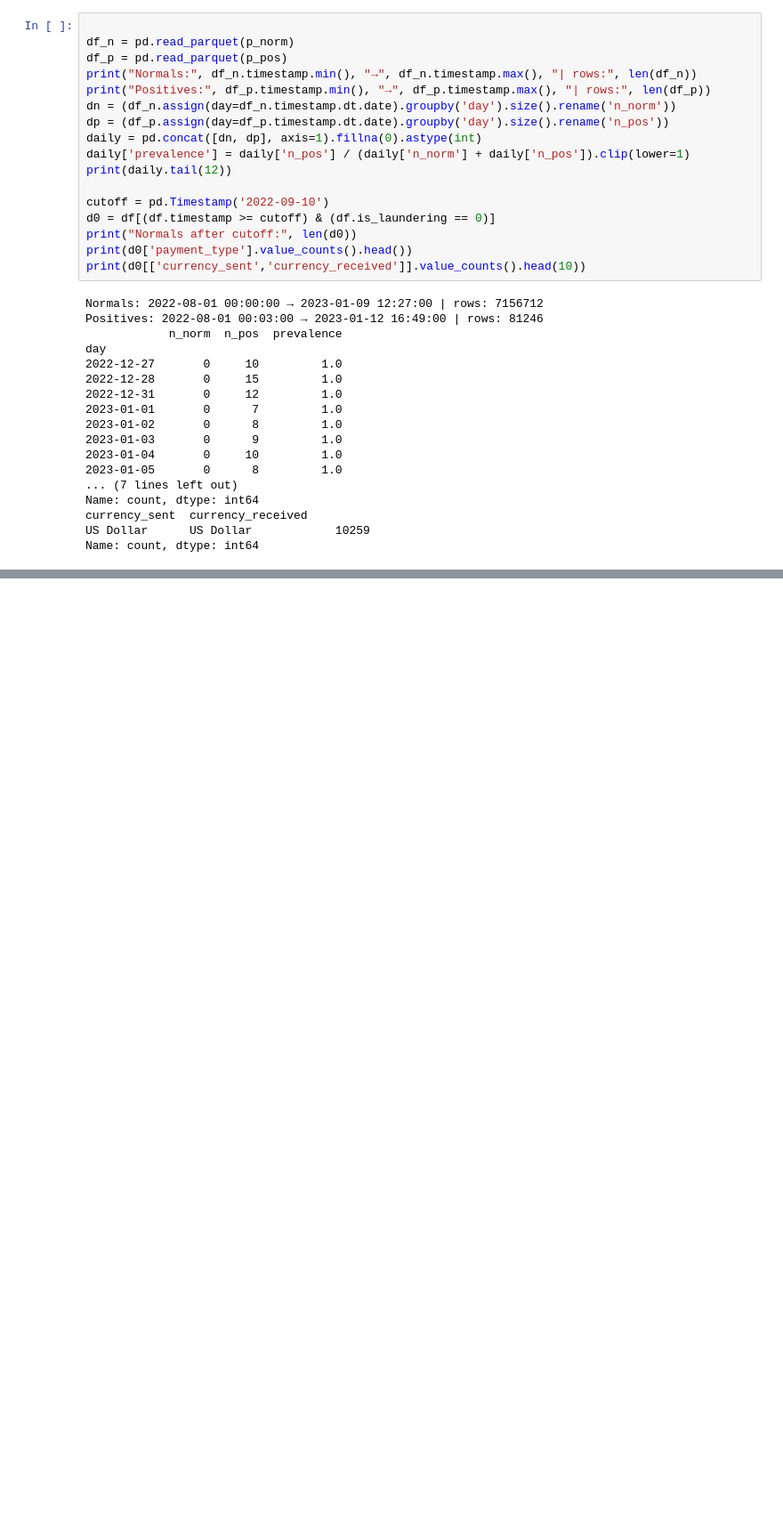
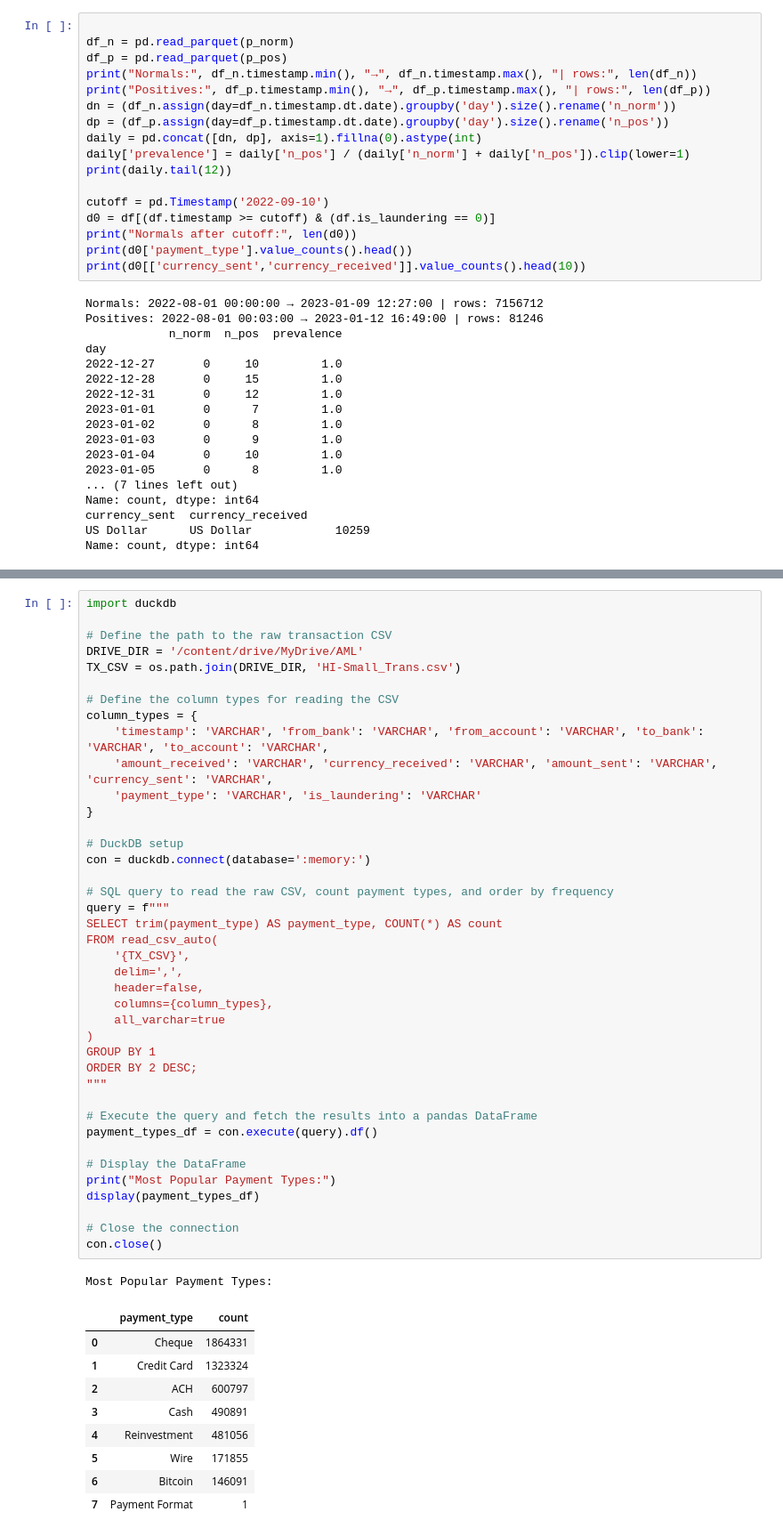
Before and after one commit to caetano-dev/PixFraudDetection, a Jupyter notebook: TCC.ipynb, the cells around one changed output, grey strips where cells are left out. Shown at 89% size. Saved outputs shown, nothing was run; the diff lists cells and outputs as text; blank space fills up the shorter version.

```diff
--- a/TCC.ipynb
+++ b/TCC.ipynb
@@ -1725,0 +2008,51 @@ Name: count, dtype: int64
+# %%
+import duckdb
+
+# Define the path to the raw transaction CSV
+DRIVE_DIR = '/content/drive/MyDrive/AML'
+TX_CSV = os.path.join(DRIVE_DIR, 'HI-Small_Trans.csv')
+
+# Define the column types for reading the CSV
+column_types = {
+    'timestamp': 'VARCHAR', 'from_bank': 'VARCHAR', 'from_account': 'VARCHAR', 'to_bank': 'VARCHAR', 'to_account': 'VARCHAR',
+    'amount_received': 'VARCHAR', 'currency_received': 'VARCHAR', 'amount_sent': 'VARCHAR', 'currency_sent': 'VARCHAR',
+    'payment_type': 'VARCHAR', 'is_laundering': 'VARCHAR'
+}
+
+# DuckDB setup
+con = duckdb.connect(database=':memory:')
+
+# SQL query to read the raw CSV, count payment types, and order by frequency
+query = f"""
+SELECT trim(payment_type) AS payment_type, COUNT(*) AS count
+FROM read_csv_auto(
+    '{TX_CSV}',
+    delim=',',
+    header=false,
+    columns={column_types},
+    all_varchar=true
+)
+GROUP BY 1
+ORDER BY 2 DESC;
+"""
+
+# Execute the query and fetch the results into a pandas DataFrame
+payment_types_df = con.execute(query).df()
+
+# Display the DataFrame
+print("Most Popular Payment Types:")
+display(payment_types_df)
+
+# Close the connection
+con.close()
+# %% [output]
+Most Popular Payment Types:
+|  | payment_type | count |
+| 0 | Cheque | 1864331 |
+| 1 | Credit Card | 1323324 |
+| 2 | ACH | 600797 |
+| 3 | Cash | 490891 |
+| 4 | Reinvestment | 481056 |
+| 5 | Wire | 171855 |
+| 6 | Bitcoin | 146091 |
+| 7 | Payment Format | 1 |
```
Also changed, not shown: parts of 3 cells of this notebook.
